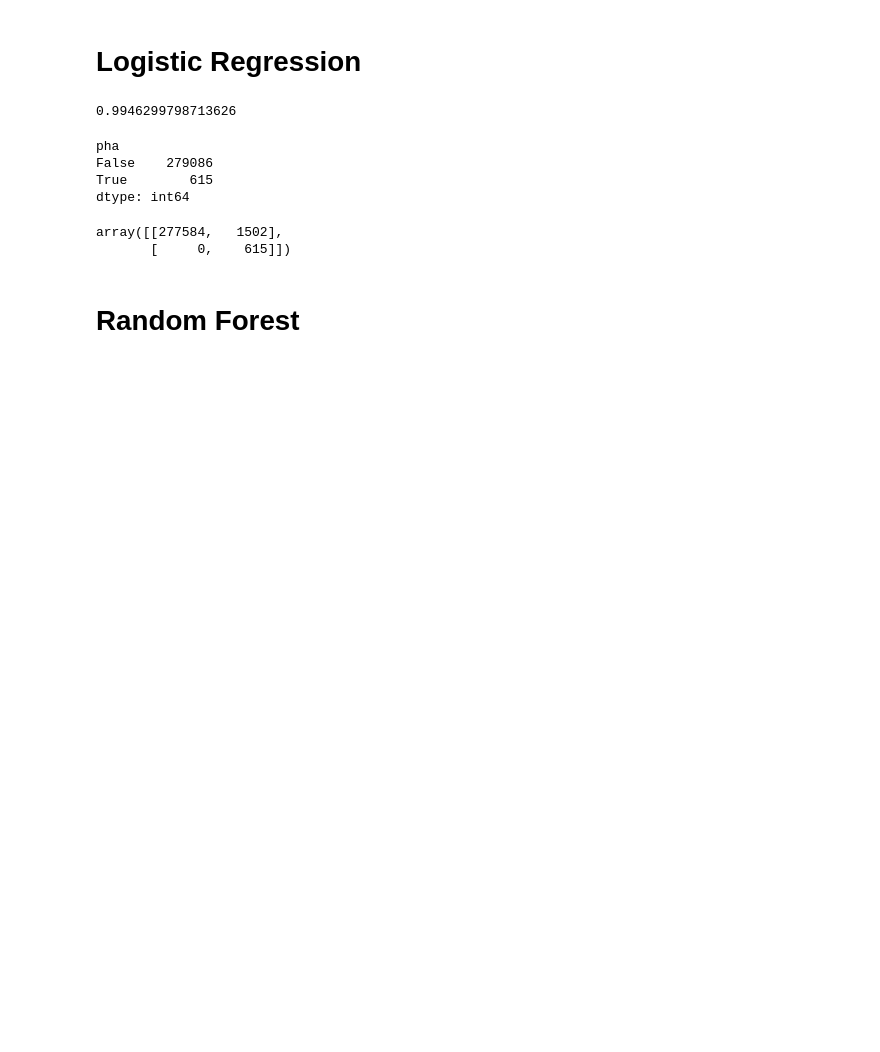
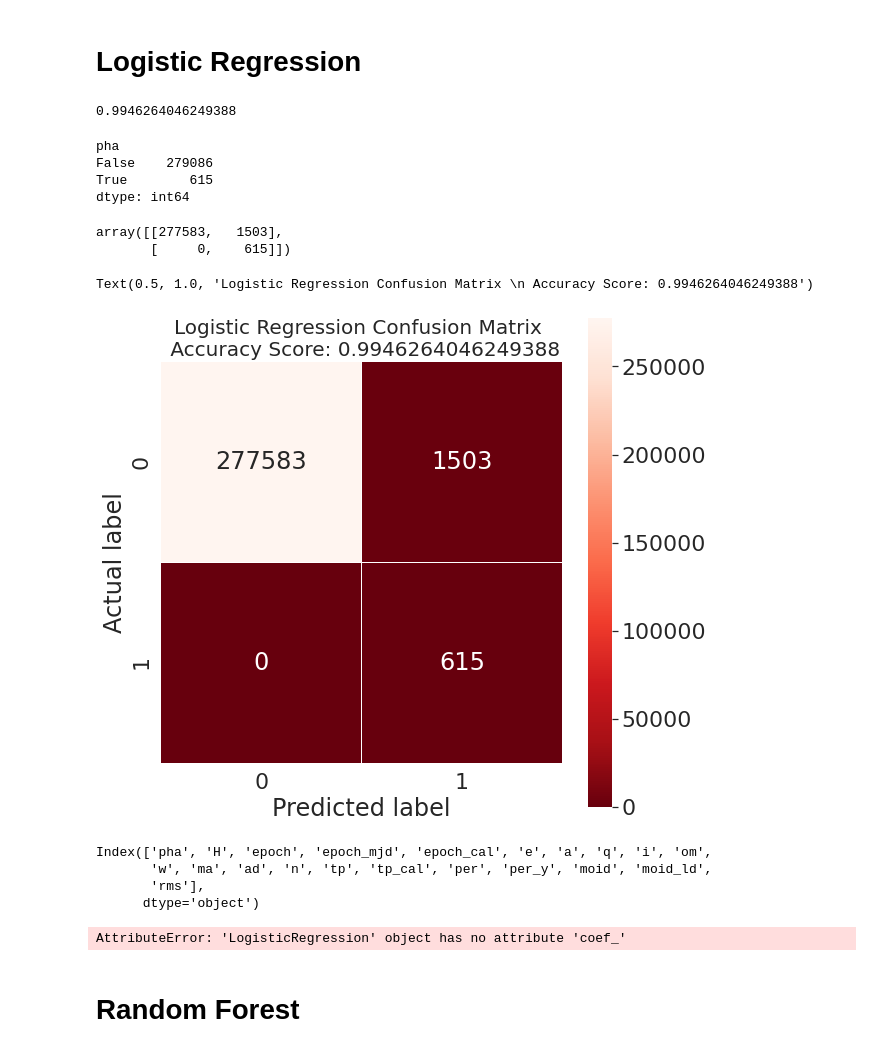
Before and after one commit to davidyangnyc/data119_midterm, a Jupyter notebook: Midterm_David.ipynb, the cells around one changed output. Drawn from its saved outputs; the diff is of its cells as text; code cells hidden in the pictures; blank space fills up the shorter version.

Commit message:
confusion matrix

```diff
--- a/Midterm_David.ipynb
+++ b/Midterm_David.ipynb
@@ -232,8 +269,10 @@ True: 651183
 # Logistic Regression
 # %%
 from sklearn.linear_model import LogisticRegression
+from sklearn.metrics import plot_confusion_matrix
+from sklearn import metrics
 # train
-lr = LogisticRegression(max_iter= 10000, n_jobs=-1)
+lr = LogisticRegression(max_iter= 10000, n_jobs=-1, multi_class="ovr", solver="saga")
 lr.fit(X_train, y_train)
 
 # fit
@@ -241,7 +280,7 @@ lr_pred = lr.predict(X_test)
 # %%
 metrics.accuracy_score(y_test.astype(int), lr_pred)
 # %% [output]
-0.9946299798713626
+0.9946264046249388
 # %%
 pd.DataFrame(y_test).value_counts()
 # %% [output]
@@ -252,8 +291,31 @@ dtype: int64
 # %%
 metrics.confusion_matrix(y_test.astype(int), lr_pred)
 # %% [output]
-array([[277584,   1502],
+array([[277583,   1503],
        [     0,    615]])
+# %%
+from sklearn.metrics import plot_confusion_matrix
+score = metrics.accuracy_score(y_test.astype(int), lr_pred)
+cm = metrics.confusion_matrix(y_test.astype(int), lr_pred)
+plt.figure(figsize=(9,9))
+sns.heatmap(cm, annot=True, fmt=".0f", linewidths=.5, square = True, cmap = 'Reds_r');
+plt.ylabel('Actual label')
+plt.xlabel('Predicted label')
+plt.title('Logistic Regression Confusion Matrix \n Accuracy Score: {}'.format(score), size = 20)
+# %% [output]
+Text(0.5, 1.0, 'Logistic Regression Confusion Matrix \n Accuracy Score: 0.9946264046249388')
+[figure, added]
+# %%
+cleaned_data.columns
+# %% [output]
+Index(['pha', 'H', 'epoch', 'epoch_mjd', 'epoch_cal', 'e', 'a', 'q', 'i', 'om',
+       'w', 'ma', 'ad', 'n', 'tp', 'tp_cal', 'per', 'per_y', 'moid', 'moid_ld',
+       'rms'],
+      dtype='object')
+# %%
+lr.coef_
+# %% [output]
+AttributeError: 'LogisticRegression' object has no attribute 'coef_'
 # %% [markdown]
 # Random Forest
 # %%
```
Also changed, not shown: parts of 9 cells of this notebook.
